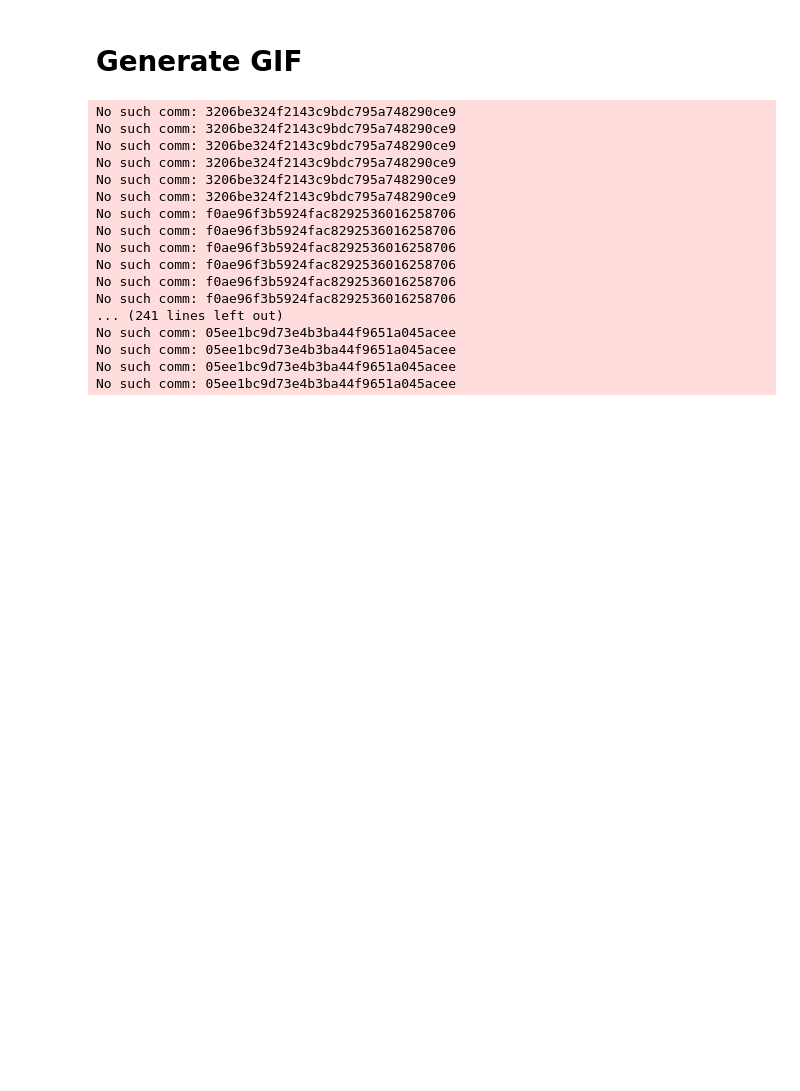
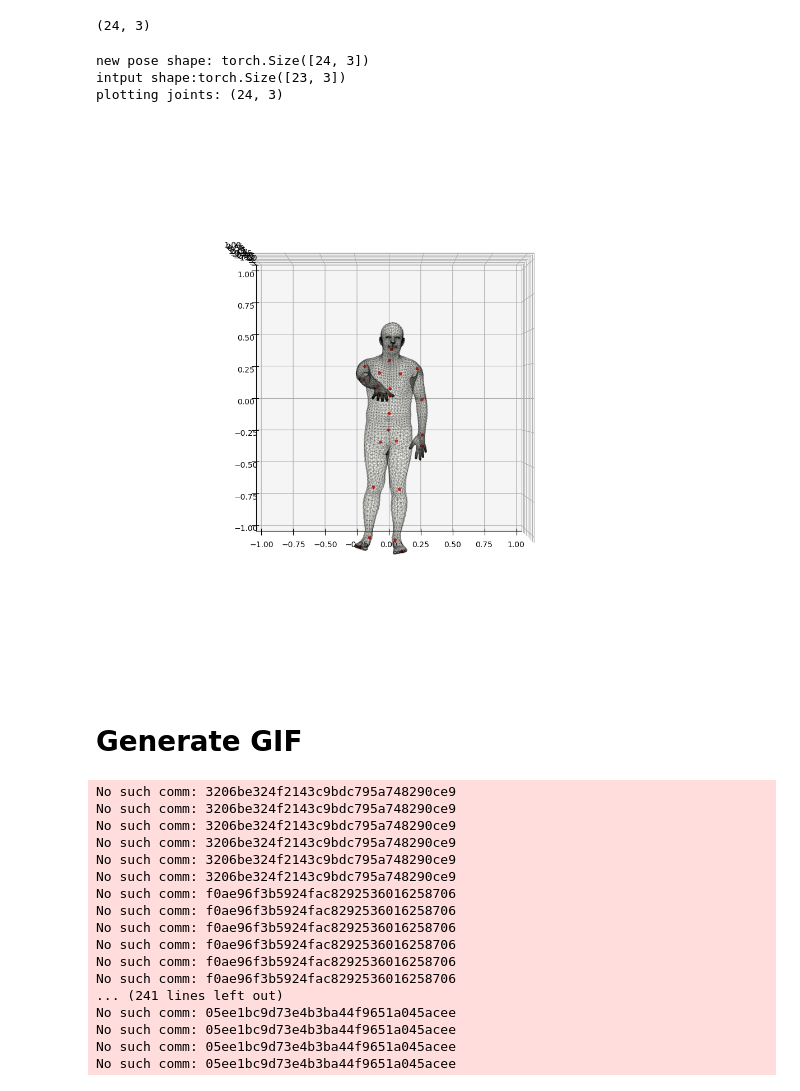
Before and after one commit to syKevinPeng/PoseFall, a Jupyter notebook: src/visulization/playground_visulize_smpl.ipynb, the cells around one changed output. Cells and saved outputs as stored; diff of their text form; code cells hidden in the pictures; blank space fills up the shorter version.

Commit message:
update pose gen script

```diff
--- a/src/visulization/playground_visulize_smpl.ipynb
+++ b/src/visulization/playground_visulize_smpl.ipynb
@@ -55,3 +14,79 @@ joint_rots = joint_rots[:, joint_index, :]
+# %%
+DATAPATH = 'Kate_local_rot.npy'
+VIZ_OUTPUT = '/home/siyuan/research/PoseFall/src/visulization/viz_output'
+DATAPATH = Path(DATAPATH)
+VIZ_OUTPUT = Path(VIZ_OUTPUT)
+
+# from smplx.joint_names import  JOINT_NAMES, SMPL_JOINT_NAMES
+model_folder= '/home/siyuan/research/PoseFall/data/SMPL_cleaned'
+male_model = "/home/siyuan/research/PoseFall/data/SMPL_cleaned/SMPL_MALE.pkl"
+
+joint_rots = np.load(DATAPATH)
+# %% [output]
+(24, 3)
+# %%
+%matplotlib widget
+import matplotlib.pyplot as plt
+from matplotlib import pyplot as plt
+from mpl_toolkits.mplot3d import Axes3D
+from mpl_toolkits.mplot3d.art3d import Poly3DCollection
+
+human_model = smplx.SMPL(
+    model_path = model_folder,
+    create_body_pose=True,
+    body_pose= None,
+    create_betas=True,
+    betas=None,
+    gender='male',
+)
+output = human_model(return_verts=True, return_full_pose=True)
+
+joint_loc = output.joints.detach().cpu()
+joint_loc = joint_loc[:,:24,:]
+joint_loc = torch.zeros_like(joint_loc)
+
+# load npz file
+new_pose = np.load("/home/siyuan/research/PoseFall/src/visulization/Kate_local_rot.npy")
+new_pose = torch.tensor(new_pose, dtype=torch.float32)
+print(f'new pose shape: {new_pose.shape}')
+
+joint_ori  = output.get('body_pose').detach().cpu().reshape(-1, 3)
+joint_ori = new_pose[1:,:]
+# joint_ori = torch.zeros_like(joint_ori)
+# modify ith joint
+joint_ori[16, :] = torch.tensor(np.deg2rad([0.0, 90, 0.0]))
+print(f'intput shape:{joint_ori.shape}')
+output = human_model(body_pose = joint_ori.reshape(1, -1), return_verts=True)
+vertices = output.vertices.detach().cpu().numpy().squeeze()
+joints = output.joints.detach().cpu().numpy().squeeze()
+
+
+from matplotlib import pyplot as plt
+from mpl_toolkits.mplot3d import Axes3D
+from mpl_toolkits.mplot3d.art3d import Poly3DCollection
+fig = plt.figure(figsize=(10, 10))
+ax = fig.add_subplot(111, projection='3d')
+ax.view_init(elev=90., azim=-90., roll = 0)
+mesh = Poly3DCollection(vertices[human_model.faces], alpha=0.1)
+face_color = (1.0, 1.0, 0.9)
+edge_color = (0, 0, 0)
+mesh.set_edgecolor(edge_color)
+mesh.set_facecolor(face_color)
+ax.add_collection3d(mesh)
+ax.set_xlim(-1, 1)
+ax.set_ylim(-1, 1)
+ax.set_zlim(-1, 1)
+# ax.scatter(joints[:, 0], joints[:, 1], joints[:, 2], color='r')
+joints = joints[:24, :]
+print(f'plotting joints: {joints.shape}')
+ax.scatter(joints[:, 0], joints[:, 1], joints[:, 2], alpha=1, marker='o', color='r', s=10)
+# plt.savefig('demo.png', dpi=200):, 1], joints[:, 2], alpha=1, marker='o', color='r', s=10)
+plt.show()
+# %% [output]
+new pose shape: torch.Size([24, 3])
+intput shape:torch.Size([23, 3])
+plotting joints: (24, 3)
+[figure, added]
 # %% [markdown]
 # Generate GIF
 # %%
```
Also changed, not shown: parts of 1 cell of this notebook, 2 other files.
